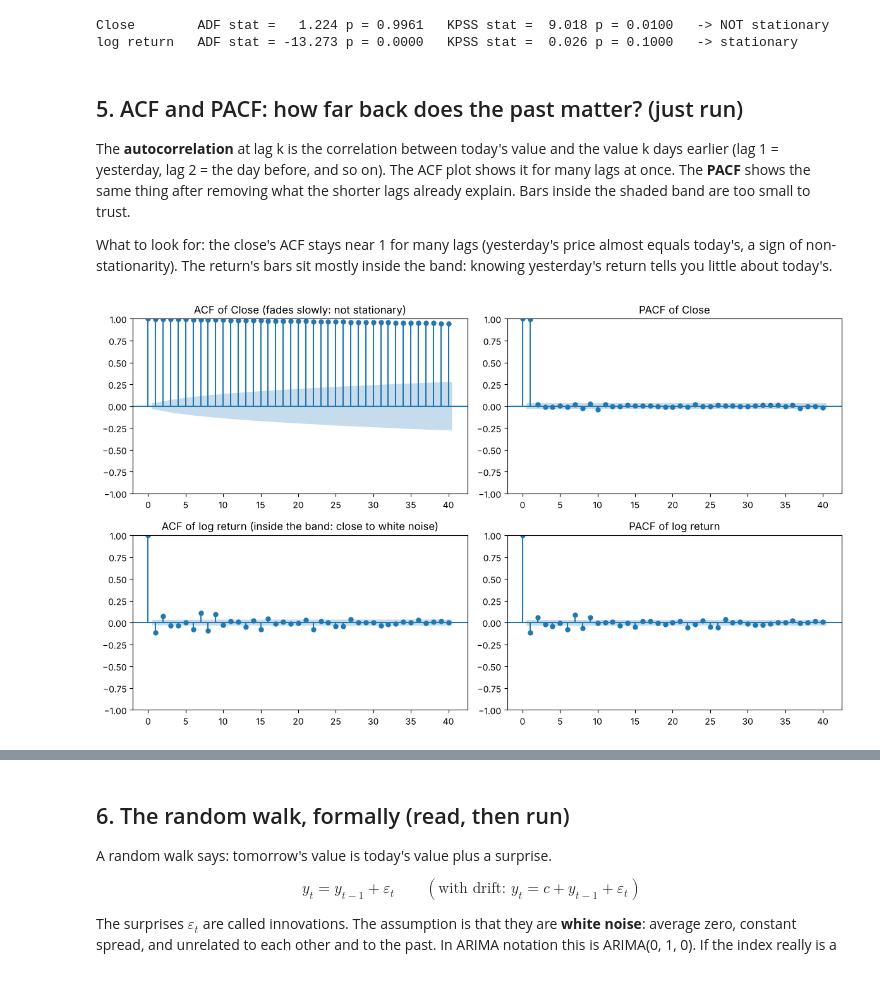
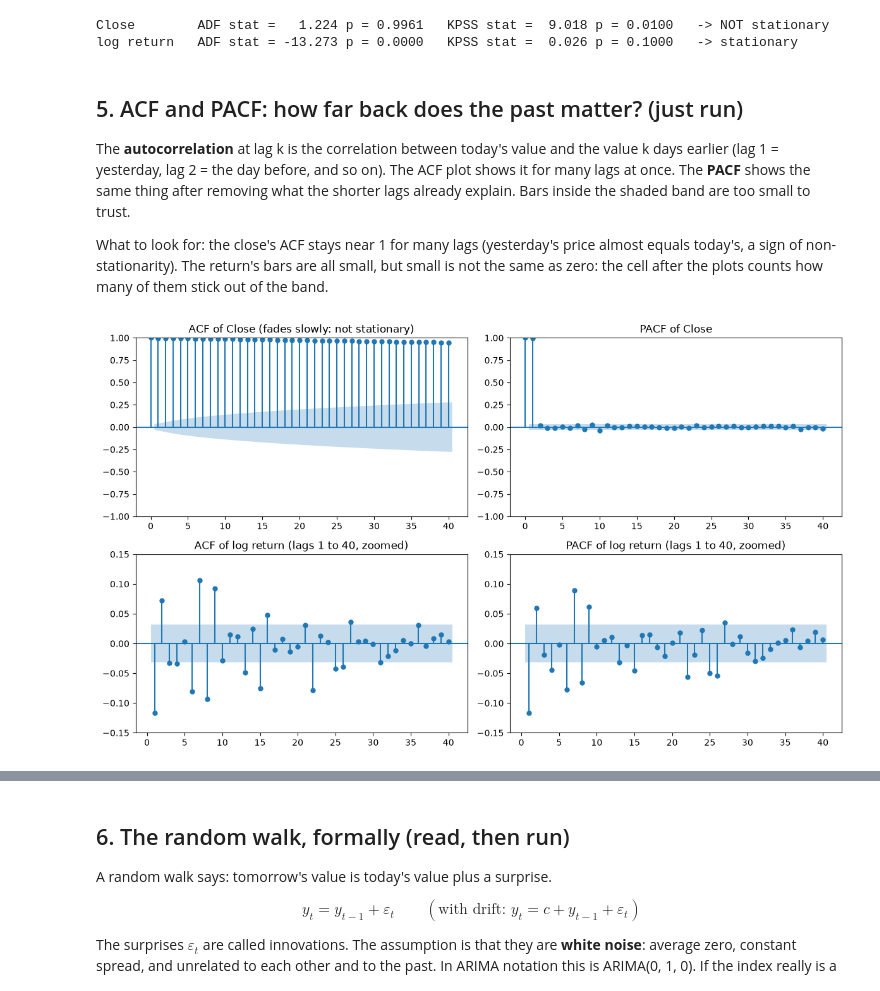
Before and after one commit to Makkaii7/sp500-forecasting, a Jupyter notebook: notebooks/02_time_series_analysis.ipynb, the cells around one changed output, grey strips where cells are left out. Cells and saved outputs as stored; diff of their text form; code cells hidden in the pictures.

```diff
--- a/notebooks/02_time_series_analysis.ipynb
+++ b/notebooks/02_time_series_analysis.ipynb
@@ -341,15 +366,18 @@ The **autocorrelation** at lag k is the correlation between today's value and th
 band are too small to trust.
 
 What to look for: the close's ACF stays near 1 for many lags (yesterday's price almost equals today's,
-a sign of non-stationarity). The return's bars sit mostly inside the band: knowing yesterday's return
-tells you little about today's.
+a sign of non-stationarity). The return's bars are all small, but small is not the same as zero: the cell
+after the plots counts how many of them stick out of the band.
 # %%
 from statsmodels.graphics.tsaplots import plot_acf, plot_pacf
 fig, ax = plt.subplots(2, 2, figsize=(12, 7))
 plot_acf(close, lags=40, ax=ax[0, 0], title="ACF of Close (fades slowly: not stationary)")
 plot_pacf(close, lags=40, ax=ax[0, 1], title="PACF of Close")
-plot_acf(r, lags=40, ax=ax[1, 0], title="ACF of log return (inside the band: close to white noise)")
-plot_pacf(r, lags=40, ax=ax[1, 1], title="PACF of log return")
+# The return: lag 0 (always 1) is left out and the vertical scale is zoomed, otherwise the bars are too small to see.
+# bartlett_confint=False draws the band at 1.96 / sqrt(n), the same band as in the list below.
+plot_acf(r, lags=40, ax=ax[1, 0], title="ACF of log return (lags 1 to 40, zoomed)", zero=False, bartlett_confint=False)
+plot_pacf(r, lags=40, ax=ax[1, 1], title="PACF of log return (lags 1 to 40, zoomed)", zero=False)
+ax[1, 0].set_ylim(-0.15, 0.15); ax[1, 1].set_ylim(-0.15, 0.15)
 plt.tight_layout()
 # %% [output]
-[figure, old version]
+[figure, new version]
```
Also changed, not shown: parts of 14 cells of this notebook.
